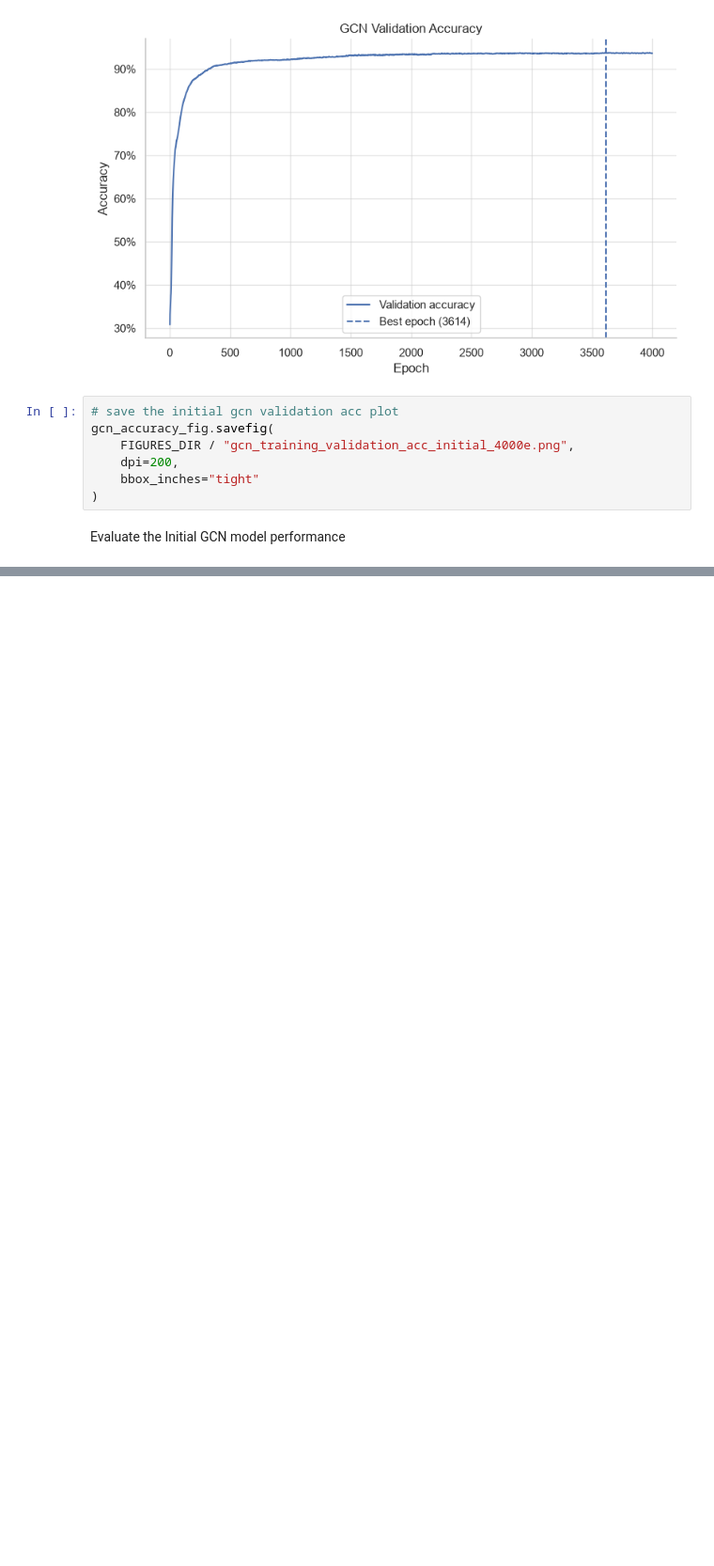
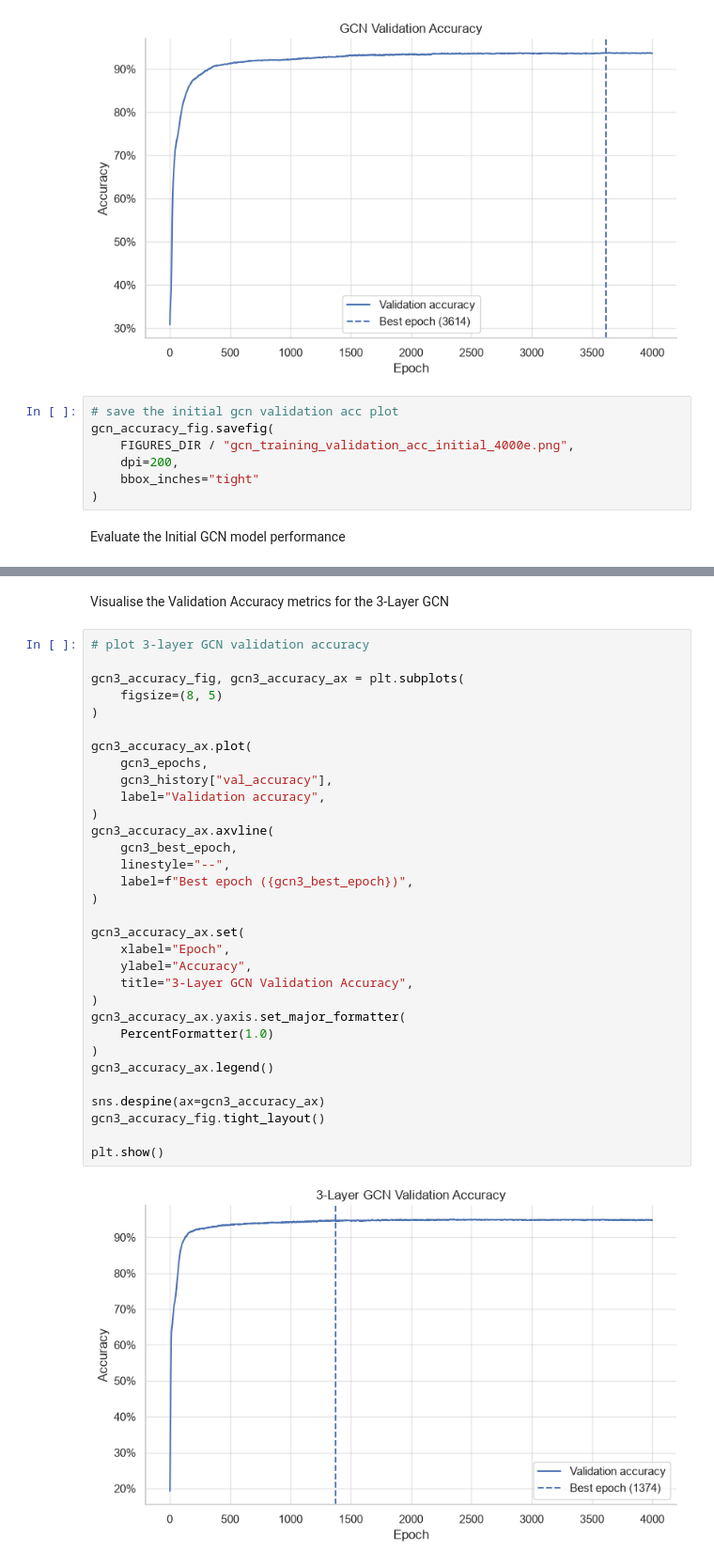
Before and after one commit to dm-uq/PatternAnalysis-2026, a Jupyter notebook: recognition/MultiLayer_GNN_s45506053/03_gnn_experiments.ipynb, the cells around one changed output, grey strips where cells are left out. Shown at 94% size. Saved outputs shown, nothing was run; the diff lists cells and outputs as text; blank space fills up the shorter version.

```diff
--- a/recognition/MultiLayer_GNN_s45506053/03_gnn_experiments.ipynb
+++ b/recognition/MultiLayer_GNN_s45506053/03_gnn_experiments.ipynb
@@ -387,0 +577,36 @@ print(
+# %% [markdown]
+Visualise the Validation Accuracy metrics for the 3-Layer GCN
+# %%
+# plot 3-layer GCN validation accuracy
+
+gcn3_accuracy_fig, gcn3_accuracy_ax = plt.subplots(
+    figsize=(8, 5)
+)
+
+gcn3_accuracy_ax.plot(
+    gcn3_epochs,
+    gcn3_history["val_accuracy"],
+    label="Validation accuracy",
+)
+gcn3_accuracy_ax.axvline(
+    gcn3_best_epoch,
+    linestyle="--",
+    label=f"Best epoch ({gcn3_best_epoch})",
+)
+
+gcn3_accuracy_ax.set(
+    xlabel="Epoch",
+    ylabel="Accuracy",
+    title="3-Layer GCN Validation Accuracy",
+)
+gcn3_accuracy_ax.yaxis.set_major_formatter(
+    PercentFormatter(1.0)
+)
+gcn3_accuracy_ax.legend()
+
+sns.despine(ax=gcn3_accuracy_ax)
+gcn3_accuracy_fig.tight_layout()
+
+plt.show()
+# %% [output]
+[figure, added]
```
Also changed, not shown: parts of 95 cells of this notebook, 2 other files.
